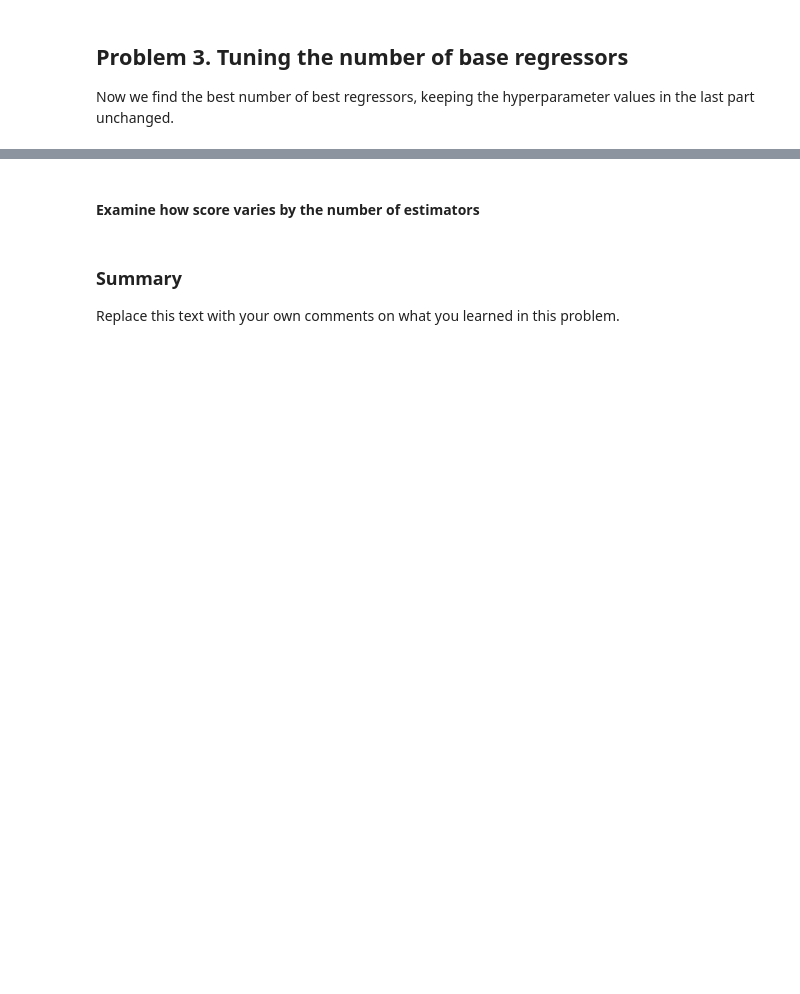
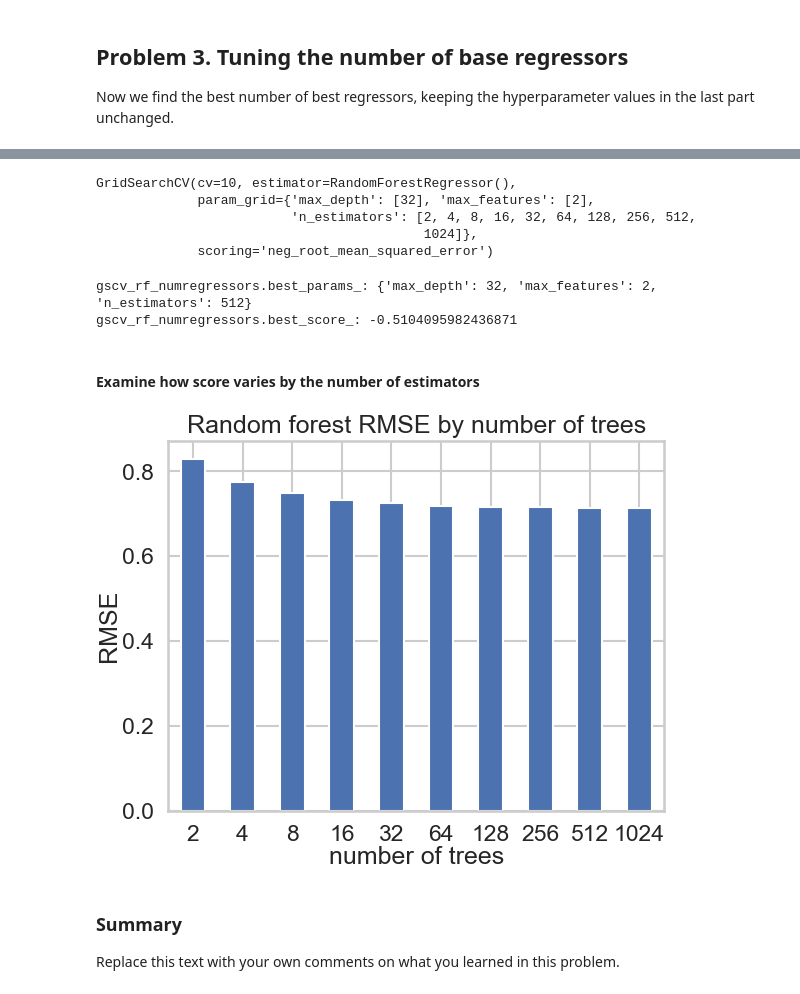
Before and after one commit to samogden/CST463-assignments, a Jupyter notebook: homework/hw01/ensemble.ipynb, the cells around one changed output, grey strips where cells are left out. Drawn from its saved outputs; the diff is of its cells as text; code cells hidden in the pictures; blank space fills up the shorter version.

```diff
--- a/homework/hw01/ensemble.ipynb
+++ b/homework/hw01/ensemble.ipynb
@@ -312,7 +312,17 @@ Now we find the best number of best regressors, keeping the hyperparameter value
 # use a dictionary comprehension, like this:
 # param_grid = {k: [v] for k, v in best_hyper_vals.items()}
 
-# YOUR CODE HERE
+gscv_rf_numregressors = GridSearchCV(
+    RandomForestRegressor(),
+    param_grid={
+        "max_features" : [2],
+        "max_depth" : [32],
+        "n_estimators" : [2**i for i in range(1, 11)]
+
+    },
+    scoring="neg_root_mean_squared_error",
+    cv=10
+)
 # %%
 # leave this cell alone
 print(param_grid)
@@ -319,17 +331,36 @@ print(param_grid)
 # %%
 # Perform a grid search again.  Now the only parameter being tuned is n_estimators.
 
-# YOUR CODE HERE
+gscv_rf_numregressors.fit(X_train_s, y_train_s)
+# %% [output]
+GridSearchCV(cv=10, estimator=RandomForestRegressor(),
+             param_grid={'max_depth': [32], 'max_features': [2],
+                         'n_estimators': [2, 4, 8, 16, 32, 64, 128, 256, 512,
+                                          1024]},
+             scoring='neg_root_mean_squared_error')
 # %%
 # As before, print the best hyperparameter values and the best CV RMSE.
 
-# YOUR CODE HERE
+
+print(f"gscv_rf_numregressors.best_params_: {gscv_rf_numregressors.best_params_}")
+print(f"gscv_rf_numregressors.best_score_: {gscv_rf_numregressors.best_score_}")
+# %% [output]
+gscv_rf_numregressors.best_params_: {'max_depth': 32, 'max_features': 2, 'n_estimators': 512}
+gscv_rf_numregressors.best_score_: -0.5104095982436871
 # %% [markdown]
 #### Examine how score varies by the number of estimators
 # %%
 # Create a bar plot showing RMSE (y axis) by number of tree (x axis)
 
 # Hint: I found it useful to use pd.DataFrame() on the cross validation results.
+rf_results = pd.DataFrame(gscv_rf_numregressors.cv_results_)
+rf_scores = pd.Series(np.sqrt(-rf_results['mean_test_score']))
+rf_scores.index = rf_results['param_n_estimators']
+rf_scores.plot.bar(rot=0, title='Random forest RMSE by number of trees')
+plt.xlabel('number of trees')
+plt.ylabel('RMSE');
+# %% [output]
+[figure, added]
 # %% [markdown]
 ### Summary
 
```
Also changed, not shown: parts of 1 cell of this notebook.
